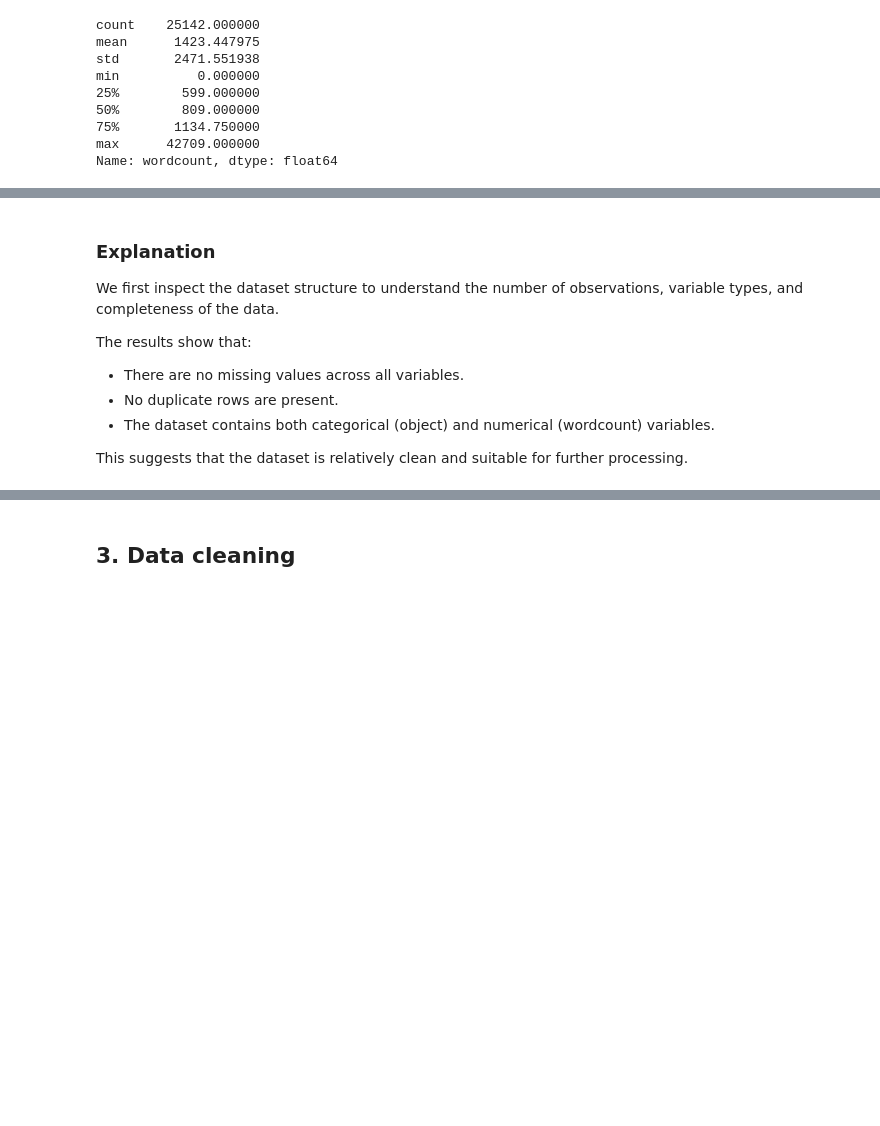
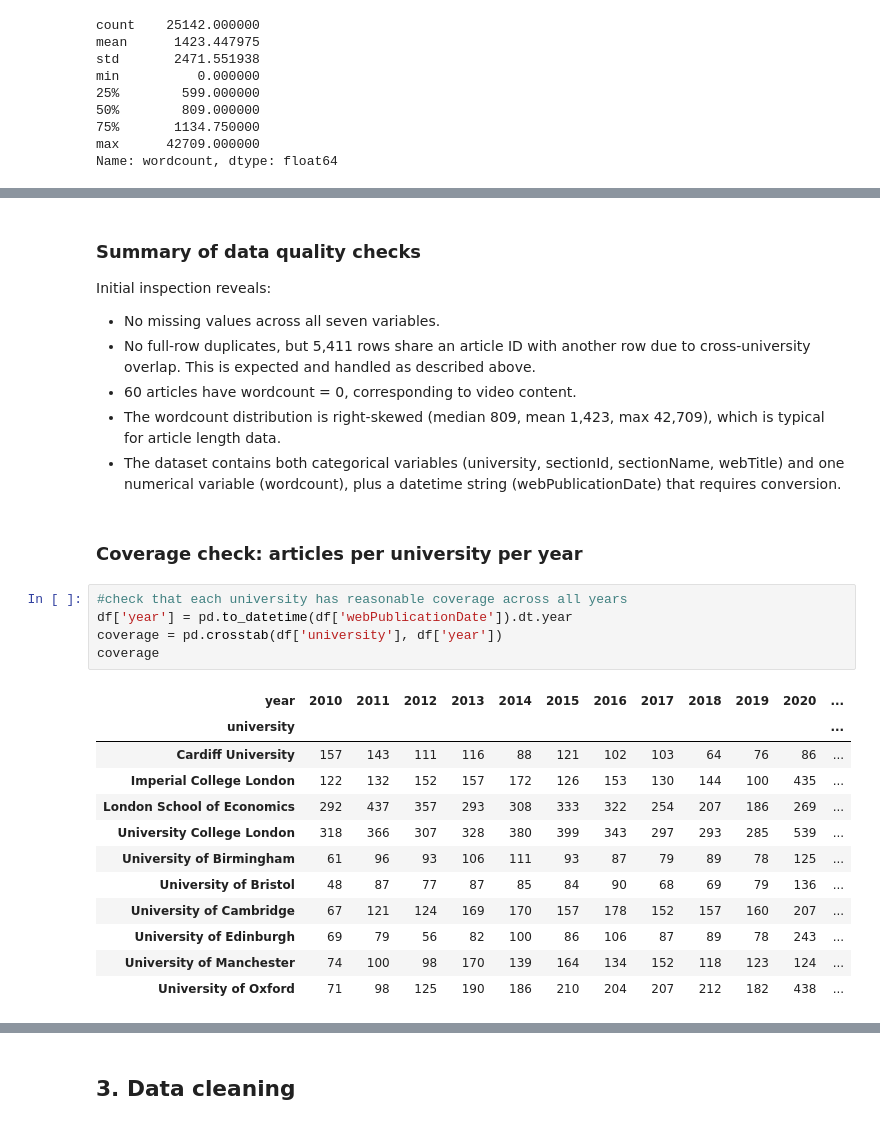
Before and after one commit to ruoxuannn/st115-guardian-project, a Jupyter notebook: Fei Bu.ipynb, the cells around one changed output, grey strips where cells are left out. Saved outputs shown, nothing was run; the diff lists cells and outputs as text; blank space fills up the shorter version.

```diff
--- a/Fei Bu.ipynb
+++ b/Fei Bu.ipynb
@@ -81,11 +146,29 @@ Name: wordcount, dtype: float64
 # %% [markdown]
-### Explanation
+### Summary of data quality checks
 
-We first inspect the dataset structure to understand the number of observations, variable types, and completeness of the data.
-
-The results show that:
-- There are no missing values across all variables.
-- No duplicate rows are present.
-- The dataset contains both categorical (object) and numerical (wordcount) variables.
-
-This suggests that the dataset is relatively clean and suitable for further processing.
+Initial inspection reveals:
+- No missing values across all seven variables.
+- No full-row duplicates, but 5,411 rows share an article ID with another row due to cross-university overlap. This is expected and handled as described above.
+- 60 articles have wordcount = 0, corresponding to video content.
+- The wordcount distribution is right-skewed (median 809, mean 1,423, max 42,709), which is typical for article length data.
+- The dataset contains both categorical variables (university, sectionId, sectionName, webTitle) and one numerical variable (wordcount), plus a datetime string (webPublicationDate) that requires conversion.
+# %% [markdown]
+### Coverage check: articles per university per year
+# %%
+#check that each university has reasonable coverage across all years
+df['year'] = pd.to_datetime(df['webPublicationDate']).dt.year
+coverage = pd.crosstab(df['university'], df['year'])
+coverage
+# %% [output]
+| year | 2010 | 2011 | 2012 | 2013 | 2014 | 2015 | 2016 | 2017 | 2018 | 2019 | 2020 | ... |
+| university |  |  |  |  |  |  |  |  |  |  |  | ... |
+| Cardiff University | 157 | 143 | 111 | 116 | 88 | 121 | 102 | 103 | 64 | 76 | 86 | ... |
+| Imperial College London | 122 | 132 | 152 | 157 | 172 | 126 | 153 | 130 | 144 | 100 | 435 | ... |
+| London School of Economics | 292 | 437 | 357 | 293 | 308 | 333 | 322 | 254 | 207 | 186 | 269 | ... |
+| University College London | 318 | 366 | 307 | 328 | 380 | 399 | 343 | 297 | 293 | 285 | 539 | ... |
+| University of Birmingham | 61 | 96 | 93 | 106 | 111 | 93 | 87 | 79 | 89 | 78 | 125 | ... |
+| University of Bristol | 48 | 87 | 77 | 87 | 85 | 84 | 90 | 68 | 69 | 79 | 136 | ... |
+| University of Cambridge | 67 | 121 | 124 | 169 | 170 | 157 | 178 | 152 | 157 | 160 | 207 | ... |
+| University of Edinburgh | 69 | 79 | 56 | 82 | 100 | 86 | 106 | 87 | 89 | 78 | 243 | ... |
+| University of Manchester | 74 | 100 | 98 | 170 | 139 | 164 | 134 | 152 | 118 | 123 | 124 | ... |
+| University of Oxford | 71 | 98 | 125 | 190 | 186 | 210 | 204 | 207 | 212 | 182 | 438 | ... |
```
Also changed, not shown: parts of 11 cells of this notebook, 2 other files.
